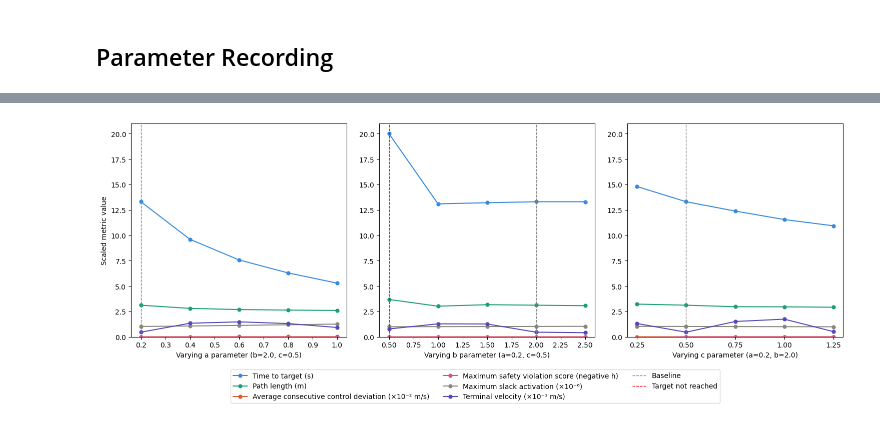
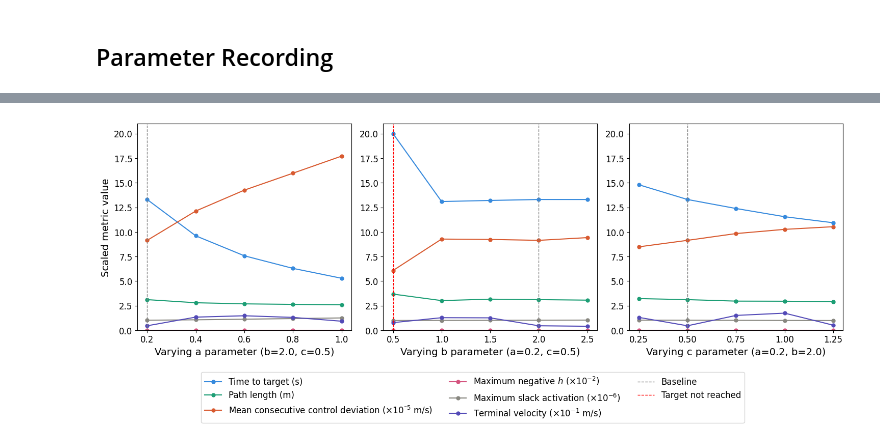
Before and after one commit to famsvip/Robot-Navigation-Collision-Avoidance-, a Jupyter notebook: data/plotting.ipynb, the cells around one changed output, grey strips where cells are left out. Cells and saved outputs as stored; diff of their text form; code cells hidden in the pictures.

Commit message:
Cleaned plots

```diff
--- a/data/plotting.ipynb
+++ b/data/plotting.ipynb
@@ -791,7 +790,7 @@ def consecutive_change(cmd_array):
 
 def val_extraction(vals):
     # Penetration depth
-    penetration = np.min([np.min(vals[0,0:,0]), 0])
+    penetration = np.max(-np.min(vals[0:,0]), 0)
     # Slack activation
     slack = np.max(vals[0,0:,-2])
     # Terminal velocity
@@ -920,19 +919,27 @@ print(parameters_c)
 import matplotlib.pyplot as plt
 import numpy as np
 
+plt.rcParams.update({
+    "font.size": 14,          # base size
+    "axes.titlesize": 16,
+    "axes.labelsize": 14,
+    "xtick.labelsize": 12,
+    "ytick.labelsize": 12,
+    "legend.fontsize": 12,
+})
 a_values = [0.2, 0.4, 0.6, 0.8, 1.0]
 b_values = [0.5, 1.0, 1.5, 2.0, 2.5]
 c_values = [0.25, 0.5, 0.75, 1.0, 1.25]
 
 # scale factors to bring all metrics into similar range
-scales = [1, 1, 100, 100, 1e6, 10]
+scales = [1, 1, 100000, 100, 1e6, 10]
 metric_labels = [
     'Time to target (s)',
     'Path length (m)',
-    'Average consecutive control deviation (×10⁻² m/s)',
-    'Maximum safety violation score (negative h)',
-    'Maximum slack activation (×10⁻⁶)',
-    'Terminal velocity (×10⁻¹ m/s)'
+    r'Mean consecutive control deviation (×10$^{⁻5}$ m/s)',
+    r'Maximum negative $h$ (×$10^{-2}$)',
+    r'Maximum slack activation (×$10^{-6}$)',
+    r'Terminal velocity (×$10^{-1}$ m/s)'
 ]
 colors = ['#378ADD', '#1D9E75', '#D85A30', '#D4537E', '#888780', '#534AB7']
 
@@ -941,34 +948,34 @@ for i, (label, color, scale) in enumerate(zip(metric_labels, colors, scales)):
     ax1.plot(a_values, parameters_a[:, i] * scale, color=color, marker='o',
             linewidth=1.5, markersize=5, label=label)
 ax1.axvline(x=0.2, color='gray', linestyle='--', linewidth=1, label='Baseline')
 for i, (label, color, scale) in enumerate(zip(metric_labels, colors, scales)):
     ax2.plot(b_values, parameters_b[:, i] * scale, color=color, marker='o',
              linewidth=1.5, markersize=5, label=label)
 ax2.axvline(x=2.0, color='gray', linestyle='--', linewidth=1, label='Baseline')
 ax2.axvline(x=0.5, color='red', linestyle='--', linewidth=1, label='Target not reached')
 for i, (label, color, scale) in enumerate(zip(metric_labels, colors, scales)):
     ax3.plot(c_values, parameters_c[:, i] * scale, color=color, marker='o',
              linewidth=1.5, markersize=5, label=label)
 ax3.axvline(x=0.5, color='gray', linestyle='--', linewidth=1, label='Baseline')
 ax3.set_xticks(c_values)
 
 ax1.set_xlabel('Varying a parameter (b=2.0, c=0.5)')
 ax2.set_xlabel('Varying b parameter (a=0.2, c=0.5)')
 ax3.set_xlabel('Varying c parameter (a=0.2, b=2.0)')
 ax1.set_ylabel('Scaled metric value')
 handles, labels = ax2.get_legend_handles_labels()
 fig.legend(handles, labels,
           loc='upper center',
           bbox_to_anchor=(0.5, 0.0),
           ncol=3)  # number of columns)
 plt.tight_layout()
 ax1.set_ylim(0, 21)
 ax2.set_ylim(0, 21)
 ax3.set_ylim(0, 21)
 plt.subplots_adjust(wspace=0.15)
 plt.show()
 # %% [output]
-[figure, old version]
+[figure, new version]
 # %%
 import matplotlib.colors as mcolors
 import matplotlib.pyplot as plt
```
Also changed, not shown: parts of 12 cells of this notebook, 26 other files.
